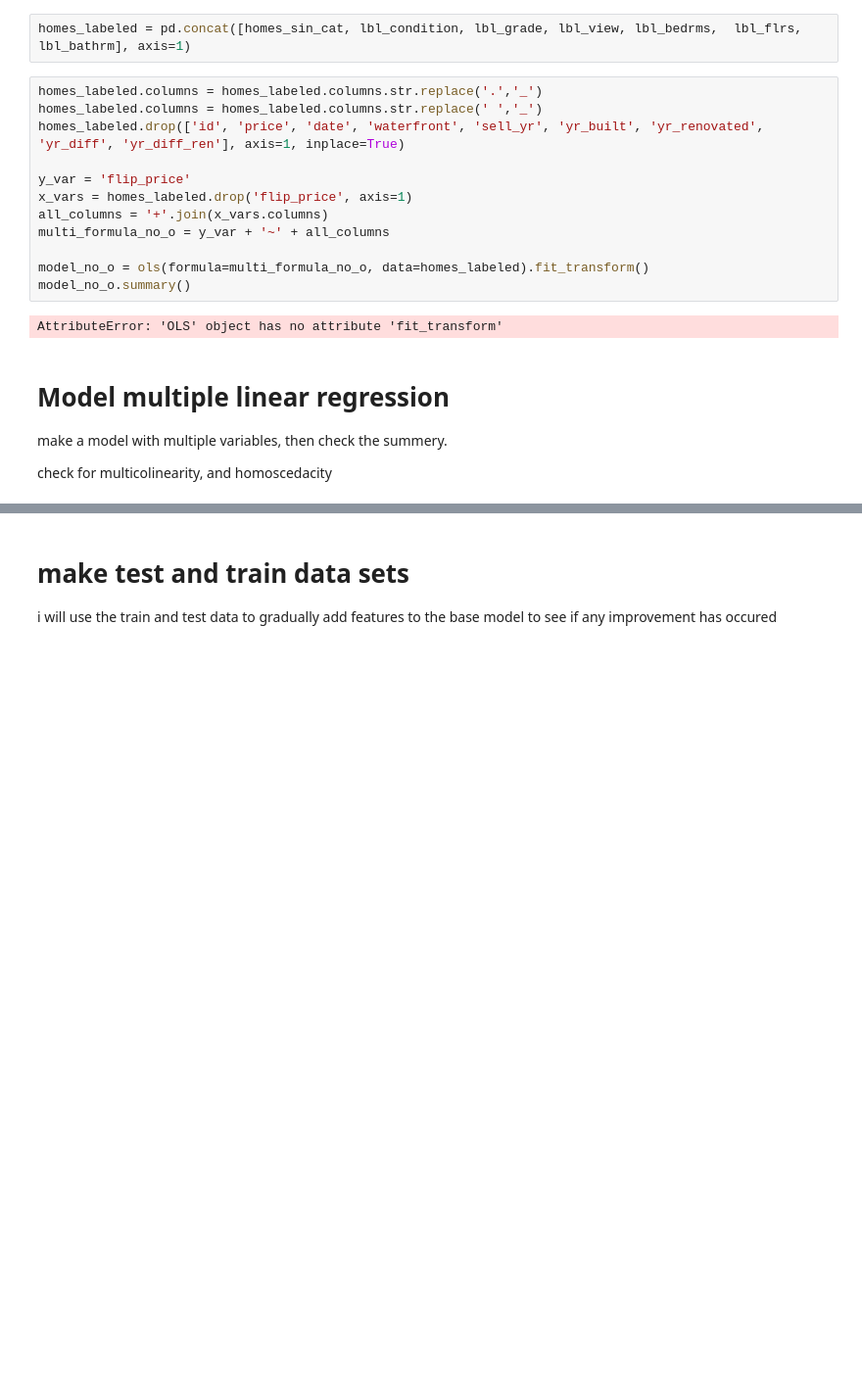
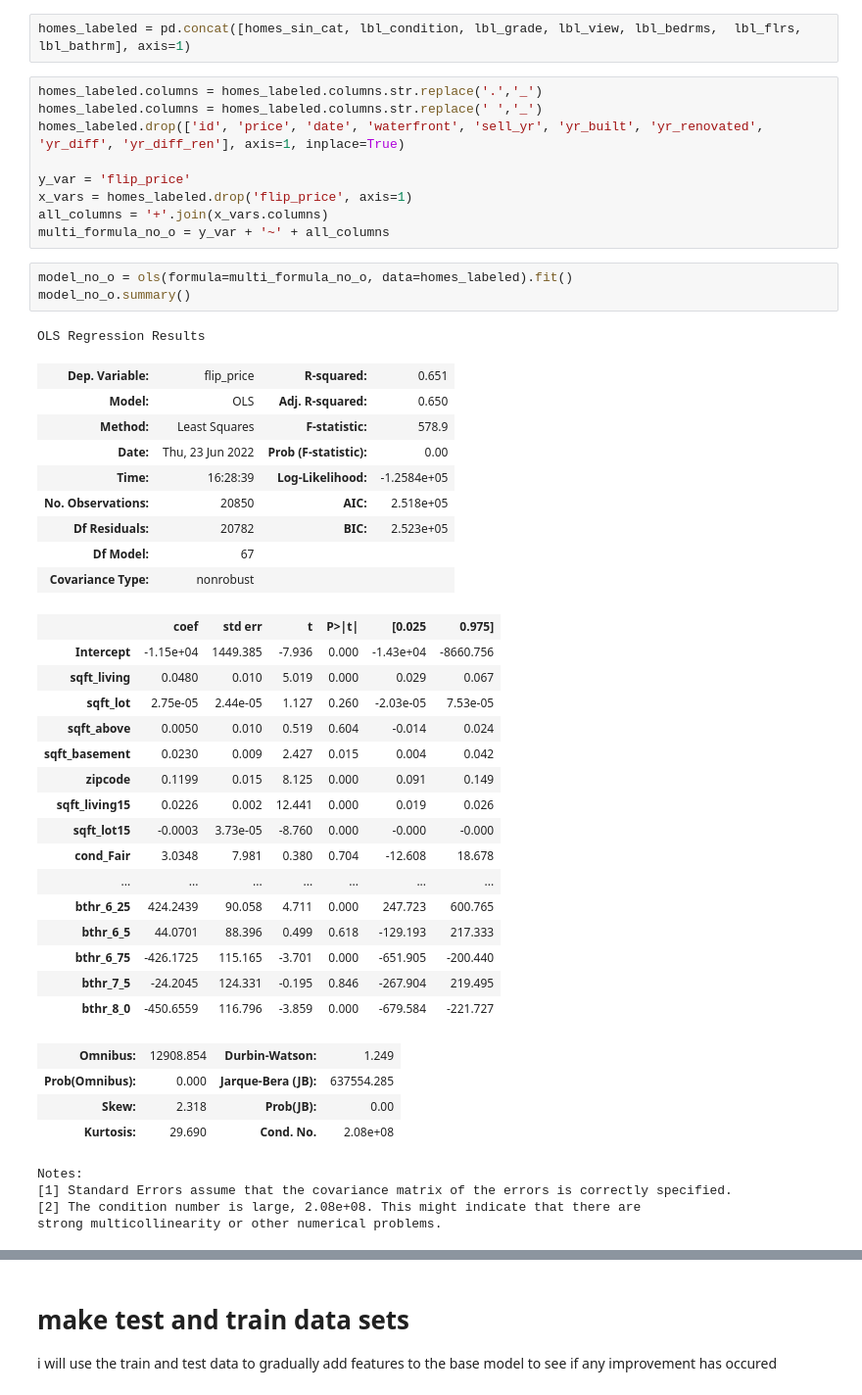
Before and after one commit to yonichanowitz/dsc-phase-2-project-v2-3, a Jupyter notebook: student.ipynb, the cells around one changed output, grey strips where cells are left out. Shown at 98% size. Drawn from its saved outputs; the diff is of its cells as text; blank space fills up the shorter version.

Commit message:
successful split of test and train data and 3rd model created

```diff
--- a/student.ipynb
+++ b/student.ipynb
@@ -721,14 +675,41 @@ y_var = 'flip_price'
 x_vars = homes_labeled.drop('flip_price', axis=1)
 all_columns = '+'.join(x_vars.columns)
 multi_formula_no_o = y_var + '~' + all_columns
-
-model_no_o = ols(formula=multi_formula_no_o, data=homes_labeled).fit_transform()
-model_no_o.summary()
-# %% [output]
-AttributeError: 'OLS' object has no attribute 'fit_transform'
-# %% [markdown]
-# Model multiple linear regression
-make a model with multiple variables, then check the summery.
-
-
-check for multicolinearity, and homoscedacity
+# %%
+model_no_o = ols(formula=multi_formula_no_o, data=homes_labeled).fit()
+model_no_o.summary()
+# %% [output]
+OLS Regression Results
+| Dep. Variable: | flip_price | R-squared: | 0.651 |
+| Model: | OLS | Adj. R-squared: | 0.650 |
+| Method: | Least Squares | F-statistic: | 578.9 |
+| Date: | Thu, 23 Jun 2022 | Prob (F-statistic): | 0.00 |
+| Time: | 16:28:39 | Log-Likelihood: | -1.2584e+05 |
+| No. Observations: | 20850 | AIC: | 2.518e+05 |
+| Df Residuals: | 20782 | BIC: | 2.523e+05 |
+| Df Model: | 67 |  |  |
+| Covariance Type: | nonrobust |  |  |
+|  | coef | std err | t | P>|t| | [0.025 | 0.975] |
+| Intercept | -1.15e+04 | 1449.385 | -7.936 | 0.000 | -1.43e+04 | -8660.756 |
+| sqft_living | 0.0480 | 0.010 | 5.019 | 0.000 | 0.029 | 0.067 |
+| sqft_lot | 2.75e-05 | 2.44e-05 | 1.127 | 0.260 | -2.03e-05 | 7.53e-05 |
+| sqft_above | 0.0050 | 0.010 | 0.519 | 0.604 | -0.014 | 0.024 |
+| sqft_basement | 0.0230 | 0.009 | 2.427 | 0.015 | 0.004 | 0.042 |
+| zipcode | 0.1199 | 0.015 | 8.125 | 0.000 | 0.091 | 0.149 |
+| sqft_living15 | 0.0226 | 0.002 | 12.441 | 0.000 | 0.019 | 0.026 |
+| sqft_lot15 | -0.0003 | 3.73e-05 | -8.760 | 0.000 | -0.000 | -0.000 |
+| cond_Fair | 3.0348 | 7.981 | 0.380 | 0.704 | -12.608 | 18.678 |
+| ... | ... | ... | ... | ... | ... | ... |
+| bthr_6_25 | 424.2439 | 90.058 | 4.711 | 0.000 | 247.723 | 600.765 |
+| bthr_6_5 | 44.0701 | 88.396 | 0.499 | 0.618 | -129.193 | 217.333 |
+| bthr_6_75 | -426.1725 | 115.165 | -3.701 | 0.000 | -651.905 | -200.440 |
+| bthr_7_5 | -24.2045 | 124.331 | -0.195 | 0.846 | -267.904 | 219.495 |
+| bthr_8_0 | -450.6559 | 116.796 | -3.859 | 0.000 | -679.584 | -221.727 |
+| Omnibus: | 12908.854 | Durbin-Watson: | 1.249 |
+| Prob(Omnibus): | 0.000 | Jarque-Bera (JB): | 637554.285 |
+| Skew: | 2.318 | Prob(JB): | 0.00 |
+| Kurtosis: | 29.690 | Cond. No. | 2.08e+08 |
+Notes:
+[1] Standard Errors assume that the covariance matrix of the errors is correctly specified.
+[2] The condition number is large, 2.08e+08. This might indicate that there are
+strong multicollinearity or other numerical problems.
```
Also changed, not shown: parts of 36 cells of this notebook.
